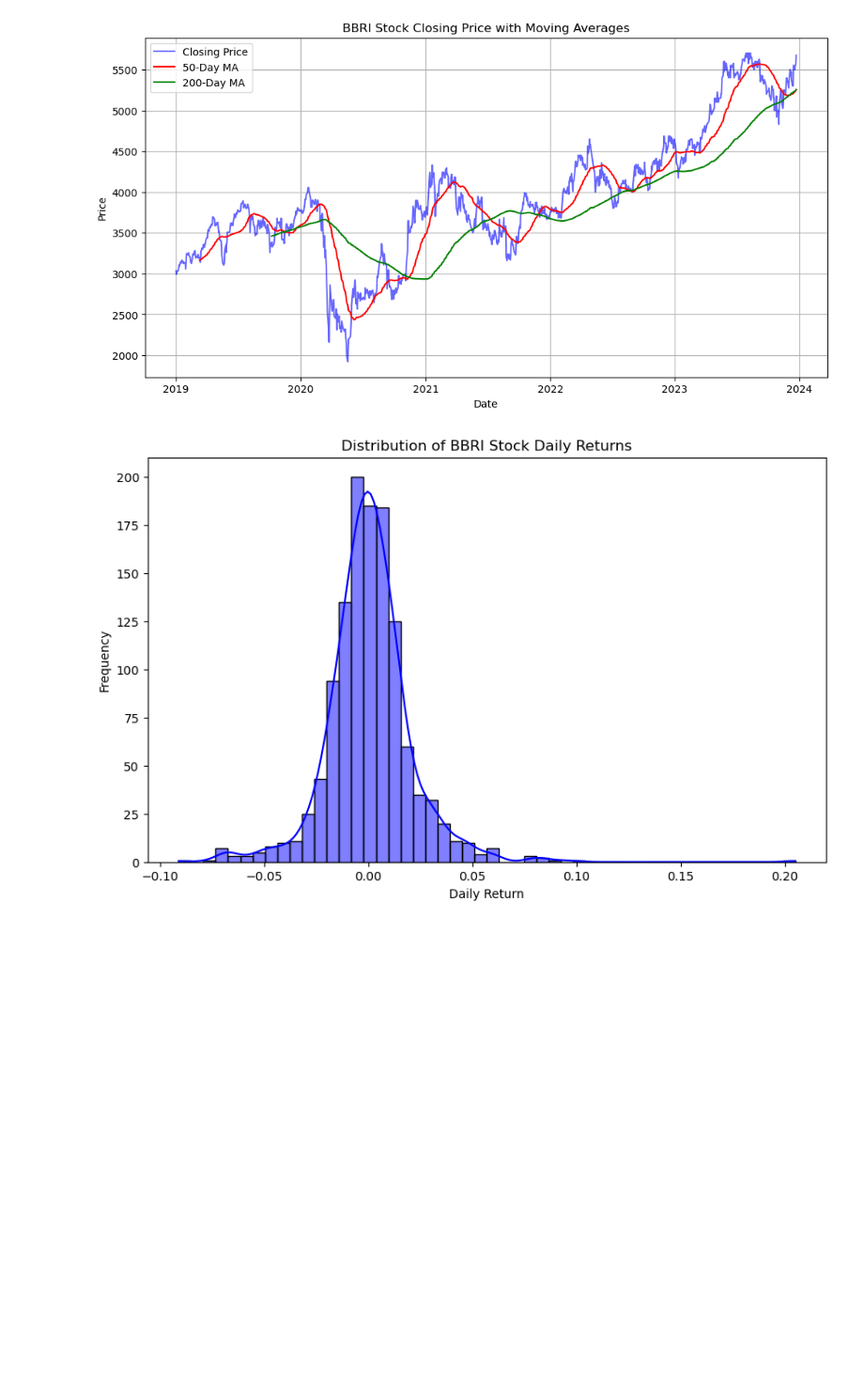
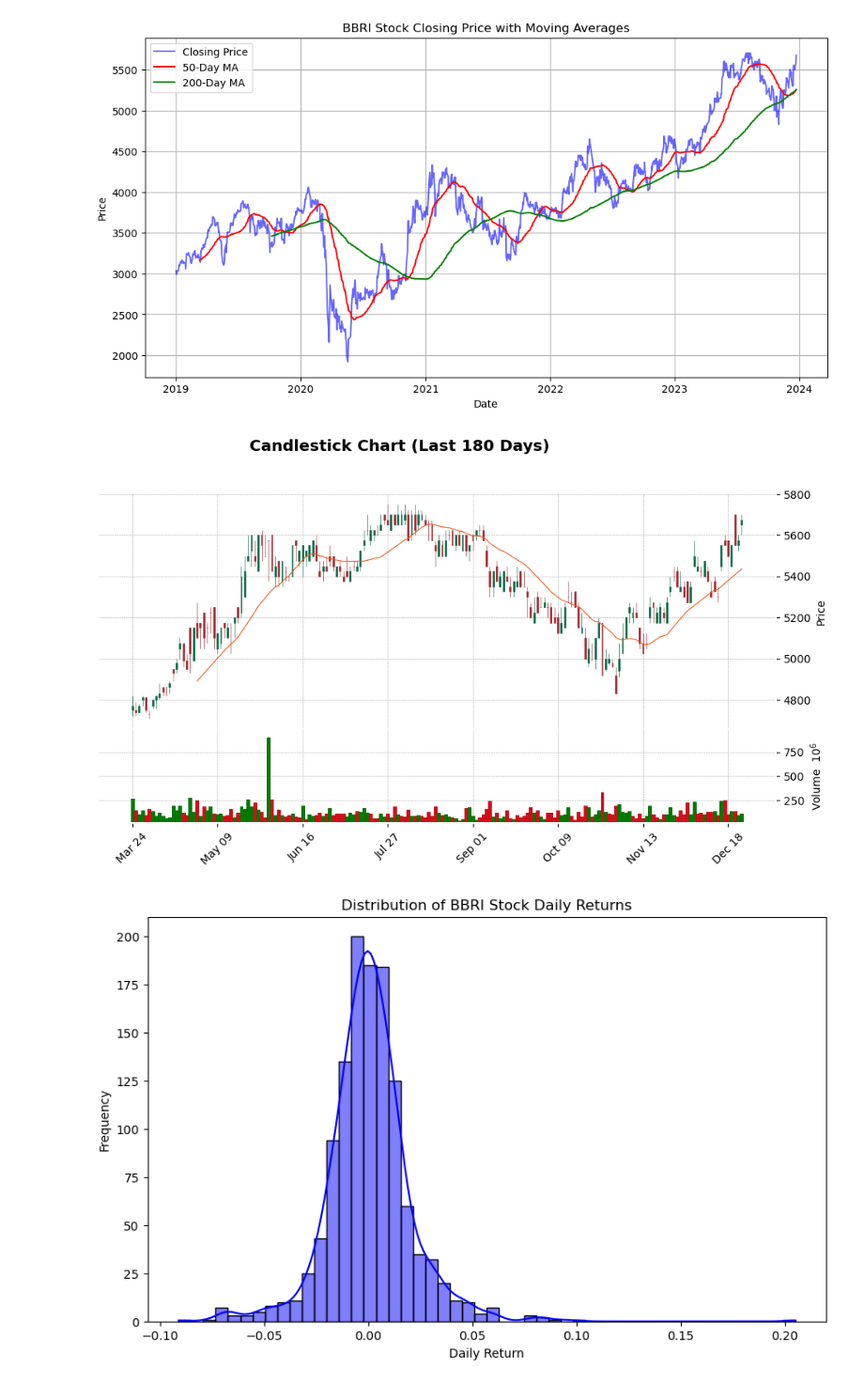
Before and after one commit to NandoAACF/Stock-Time-Series-Dashboard, a Jupyter notebook: MainNotebook.ipynb, the cells around one changed output. Shown at 94% size. Saved outputs shown, nothing was run; the diff lists cells and outputs as text; code cells hidden in the pictures; blank space fills up the shorter version.

Commit message:
feat: add more visualization and user can choose stock

```diff
--- a/MainNotebook.ipynb
+++ b/MainNotebook.ipynb
@@ -97,4 +94,12 @@ plt.grid(True)
 plt.show()
 # %% [output]
 [figure]
+# %%
+import mplfinance as mpf
+
+subset_data = stock_data[-180:]  # last 180 days
+
+mpf.plot(subset_data, type='candle', style='charles', title='Candlestick Chart (Last 180 Days)', volume=True, mav=(20), figsize=(12, 6), show_nontrading=False)
+# %% [output]
+[figure, added]
 # %%
```
Also changed, not shown: parts of 23 cells of this notebook, 6 other files.
